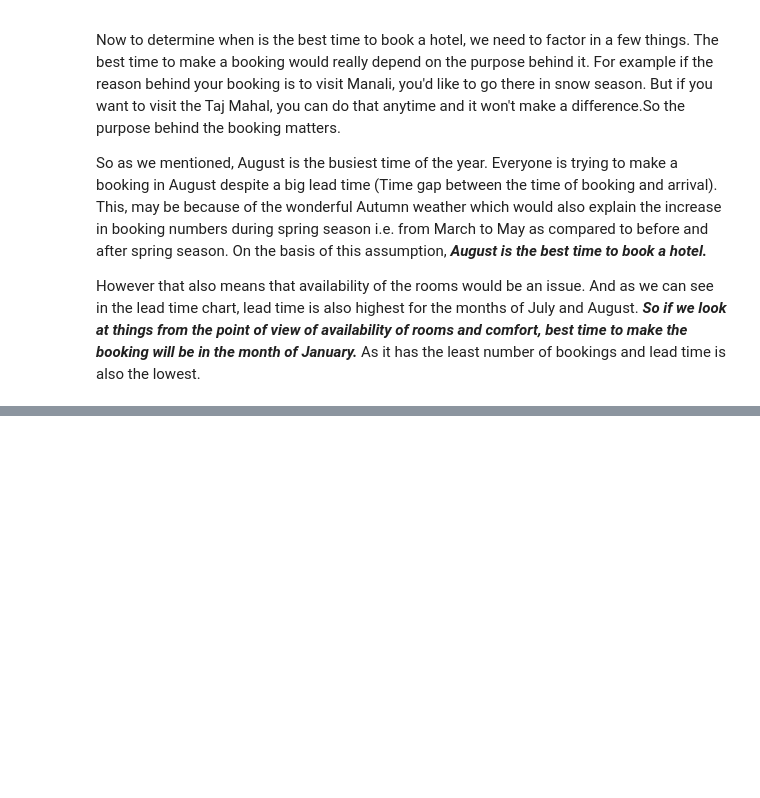
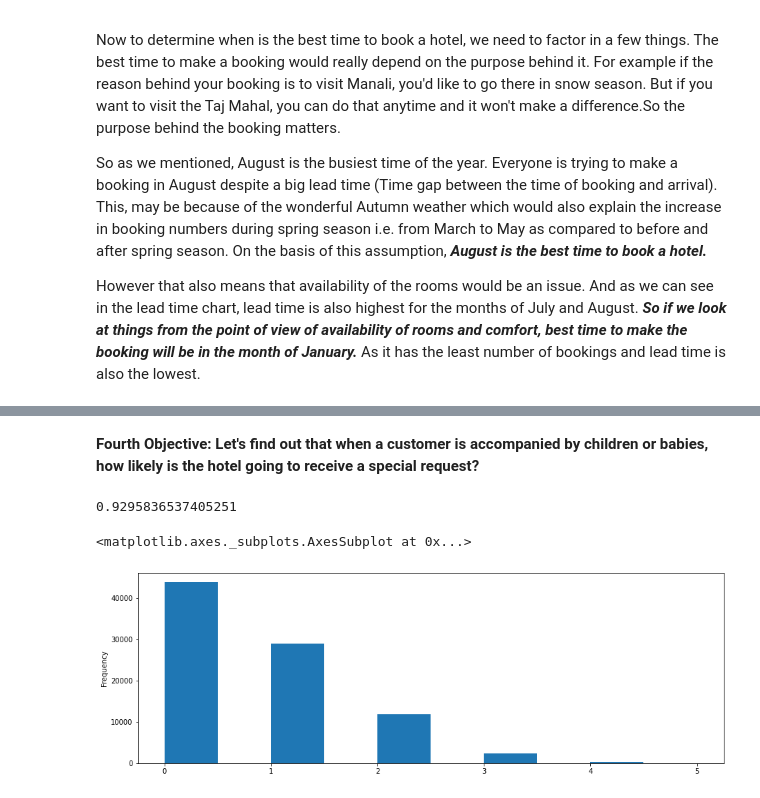
Before and after one commit to gopaljigupta45/Gopal-Ji-Gupta-EDA-Hotel-Booking, a Jupyter notebook: GOPAL_JI_GUPTA_Hotel_Booking_Analysis_Capstone_Project.ipynb, the cells around one changed output, grey strips where cells are left out. Cells and saved outputs as stored; diff of their text form; code cells hidden in the pictures; blank space fills up the shorter version.

```diff
--- a/GOPAL_JI_GUPTA_Hotel_Booking_Analysis_Capstone_Project.ipynb
+++ b/GOPAL_JI_GUPTA_Hotel_Booking_Analysis_Capstone_Project.ipynb
@@ -241,0 +308,12 @@ However that also means that availability of the rooms would be an issue. And as
+# %% [markdown]
+**Fourth Objective: Let's find out that when a customer is accompanied by children or babies, how likely is the hotel going to receive a special request?**
+# %%
+# Extracting the observations for which the children or the babies column have values more than zero.
+df[(df['children']>0) | (df['babies']>0)]['total_of_special_requests'].mean()
+# %% [output]
+0.9295836537405251
+# %%
+df['total_of_special_requests'].plot.hist()
+# %% [output]
+<matplotlib.axes._subplots.AxesSubplot at 0x...>
+[figure, added]
```
Also changed, not shown: parts of 10 cells of this notebook.
